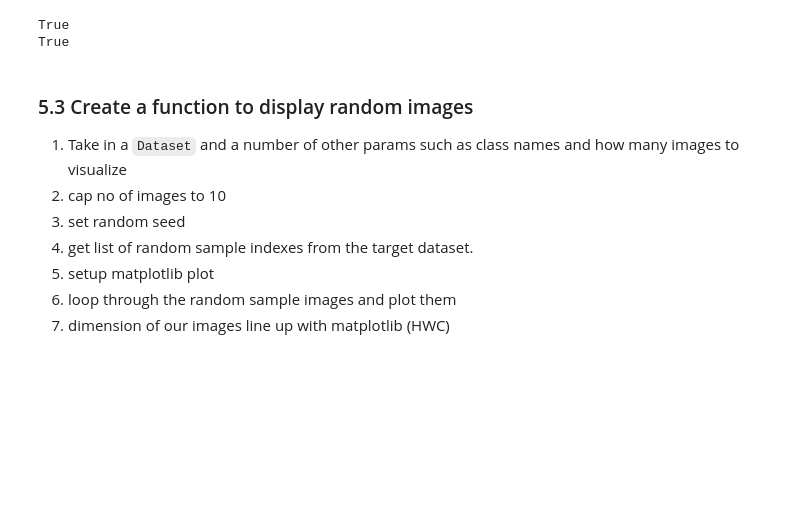
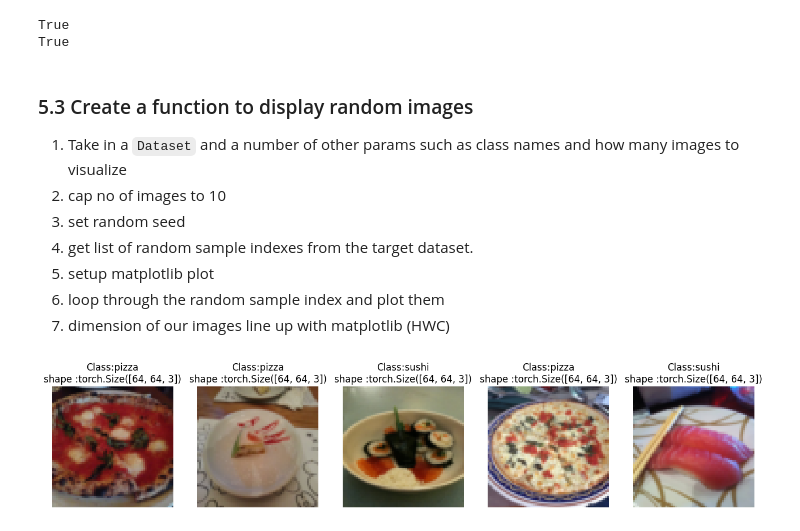
Before and after one commit to toheedakhtar/pytorch-deeplearning, a Jupyter notebook: notebooks/04_custom_dataset.ipynb, the cells around one changed output. Saved outputs shown, nothing was run; the diff lists cells and outputs as text; code cells hidden in the pictures; blank space fills up the shorter version.

Commit message:
Custom dataLoaders

```diff
--- a/notebooks/04_custom_dataset.ipynb
+++ b/notebooks/04_custom_dataset.ipynb
@@ -513,12 +515,12 @@ True
 3. set random seed
 4. get list of random sample indexes from the target dataset.
 5. setup matplotlib plot
-6. loop through the random sample images and plot them
+6. loop through the random sample index and plot them
 7. dimension of our images line up with matplotlib (HWC)
 # %%
 # 1. func to take in dataset
 def display_random_images(dataset : torch.utils.data.Dataset,
-                          classes : List(str)= None,
+                          classes : List[str]= None,
                           n:int = 10,
                           display_shape : bool = True,
                           seed : int = None):
@@ -531,7 +533,31 @@ def display_random_images(dataset : torch.utils.data.Dataset,
 
   # 3. seed
   if seed:
-    random_seed(seed)
+    random.seed(seed)
 
   # 4. get list of random sample indexes
   random_samples_idx = random.sample(range(len(dataset)), k=n)
+
+  # 5. setup plot
+  plt.figure(figsize=(16, 8))
+
+  # 6. loop through random sample index and plot
+  for i, targ_sample in enumerate(random_samples_idx):
+    targ_image, targ_label = dataset[targ_sample][0], dataset[targ_sample][1]
+
+    # 7. Adjust tensor dimensions for plotting
+    targ_image_adjust = targ_image.permute(1,2,0)
+
+    # plot adjusted sample
+    plt.subplot(1, n, i+1)
+    plt.imshow(targ_image_adjust)
+    plt.axis("off")
+    if classes:
+      title = f"Class:{classes[targ_label]}"
+      if display_shape:
+        title = title + f"\nshape :{targ_image_adjust.shape}"
+    plt.title(title)
+# %%
+display_random_images(train_data, n=5, classes=class_names, seed=None)
+# %% [output]
+[figure, added]
```
Also changed, not shown: parts of 8 cells of this notebook.
